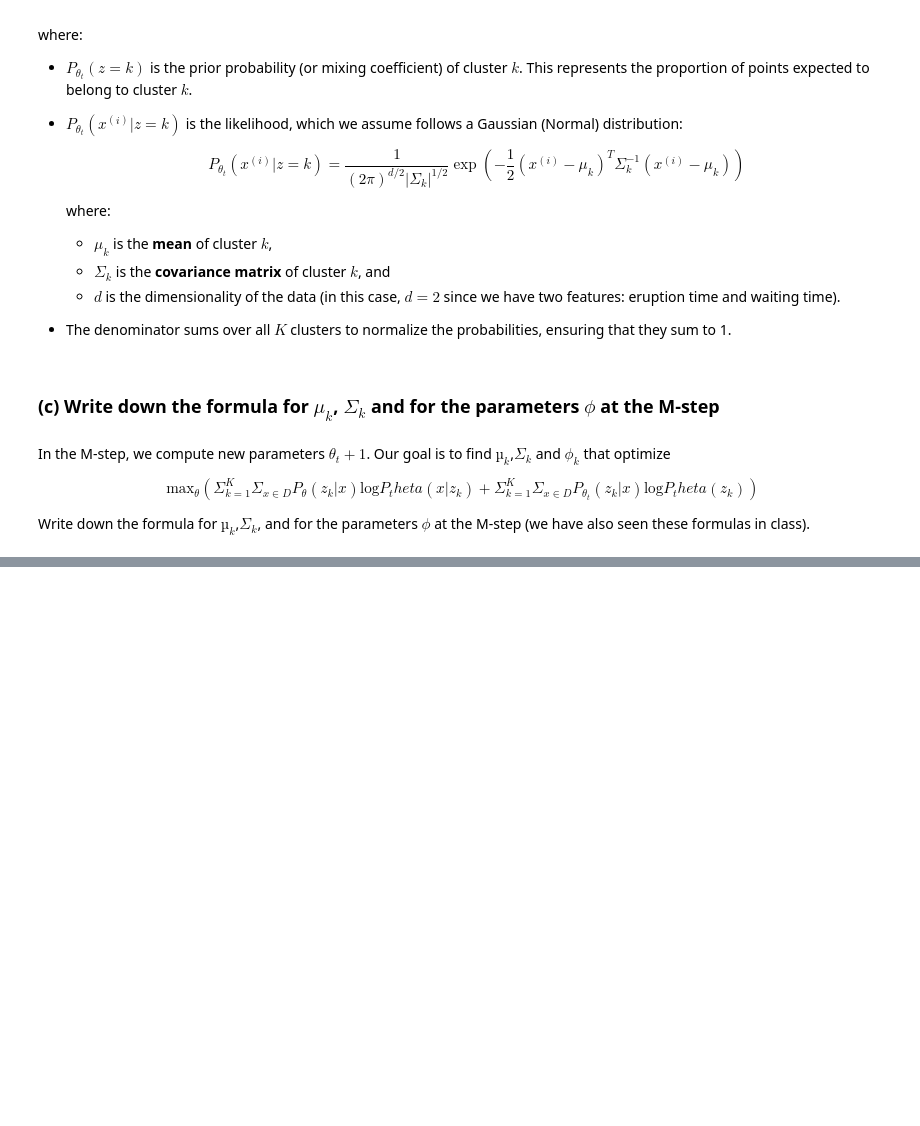
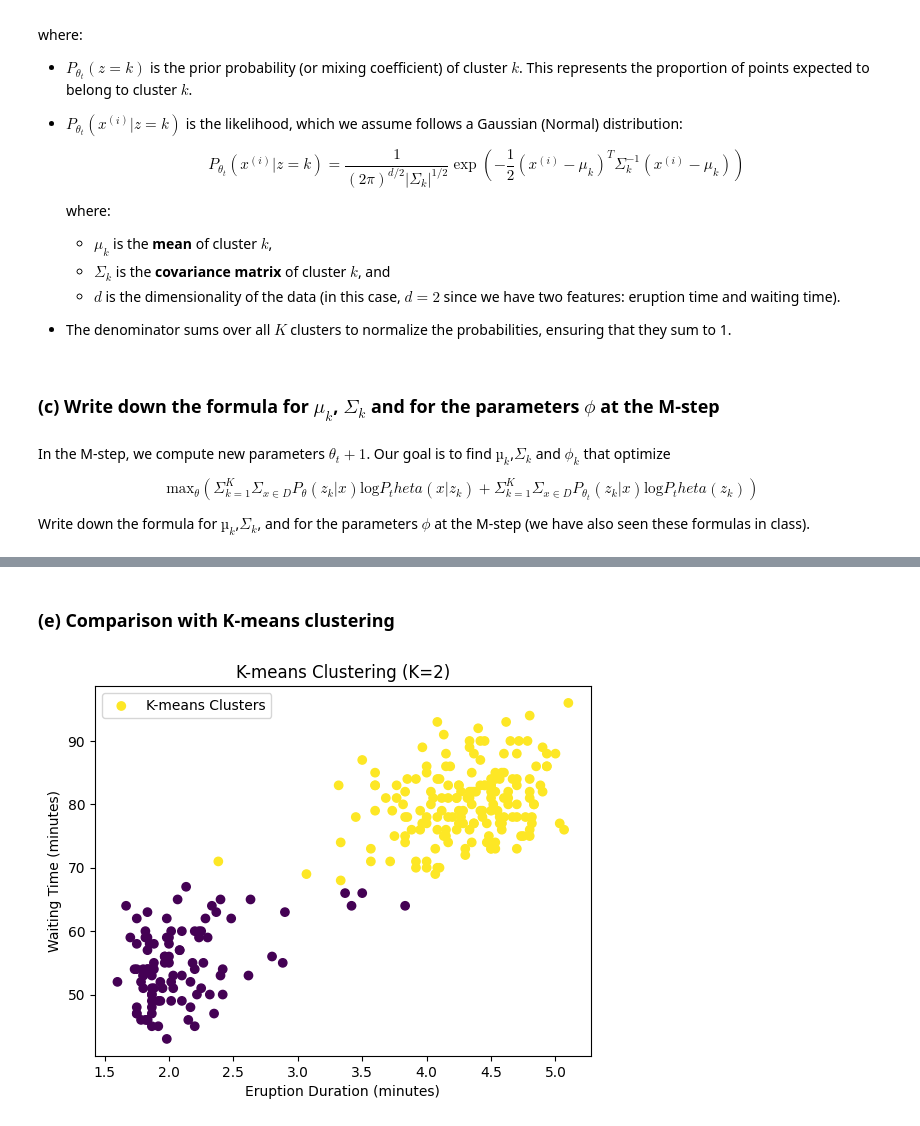
Before and after one commit to Iakovos0997/Eigenface-for-face-recognition, a Jupyter notebook: A3.ipynb, the cells around one changed output, grey strips where cells are left out. Drawn from its saved outputs; the diff is of its cells as text; code cells hidden in the pictures; blank space fills up the shorter version.

```diff
--- a/A3.ipynb
+++ b/A3.ipynb
@@ -391,0 +494,18 @@ sigma1, sigma2 =
+# %% [markdown]
+### (e) Comparison with K-means clustering
+# %%
+from sklearn.cluster import KMeans
+
+# Run K-means clustering
+kmeans = KMeans(n_clusters=2, random_state=0).fit(data)
+kmeans_labels = kmeans.labels_
+
+# Plot K-means clusters
+plt.scatter(data[:, 0], data[:, 1], c=kmeans_labels, cmap="viridis", marker="o", label="K-means Clusters")
+plt.xlabel("Eruption Duration (minutes)")
+plt.ylabel("Waiting Time (minutes)")
+plt.title("K-means Clustering (K=2)")
+plt.legend()
+plt.show()
+# %% [output]
+[figure, added]
```
Also changed, not shown: parts of 18 cells of this notebook.
